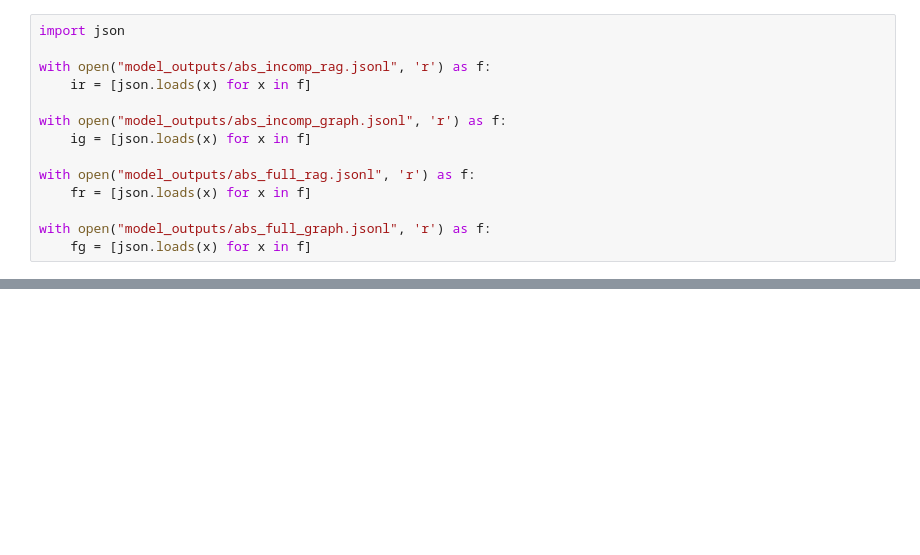
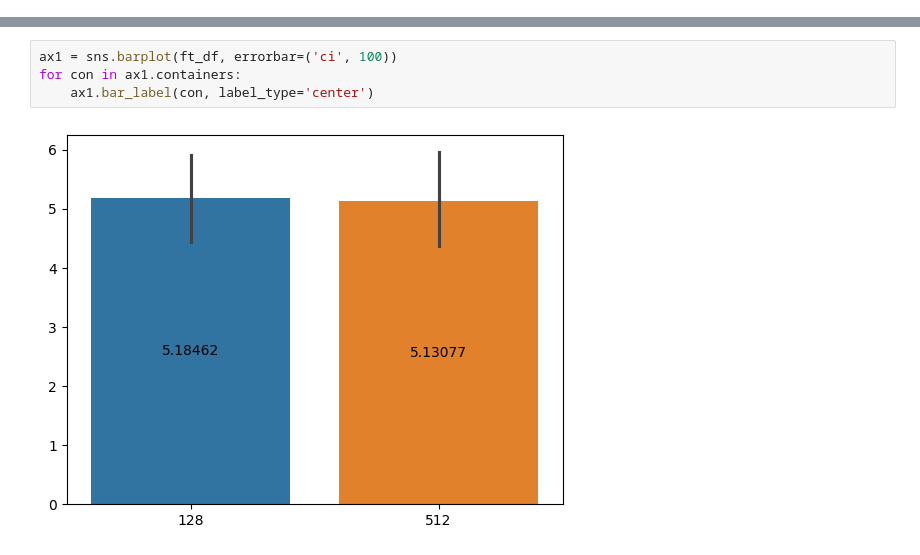
Before and after one commit to Arloste/CodeQA, a Jupyter notebook: evaluation.ipynb, the cells around one changed output, grey strips where cells are left out. Saved outputs shown, nothing was run; the diff lists cells and outputs as text; blank space fills up the shorter version.

```diff
--- a/evaluation.ipynb
+++ b/evaluation.ipynb
@@ -64,14 +0,0 @@ plt.show()
-# %%
-import json
-
-with open("model_outputs/abs_incomp_rag.jsonl", 'r') as f:
-    ir = [json.loads(x) for x in f]
-
-with open("model_outputs/abs_incomp_graph.jsonl", 'r') as f:
-    ig = [json.loads(x) for x in f]
-
-with open("model_outputs/abs_full_rag.jsonl", 'r') as f:
-    fr = [json.loads(x) for x in f]
-
-with open("model_outputs/abs_full_graph.jsonl", 'r') as f:
-    fg = [json.loads(x) for x in f]
@@ -164,0 +124,6 @@ plt.show()
+# %%
+ax1 = sns.barplot(ft_df, errorbar=('ci', 100))
+for con in ax1.containers:
+    ax1.bar_label(con, label_type='center')
+# %% [output]
+[figure, added]
```
Also changed, not shown: parts of 13 cells of this notebook.
